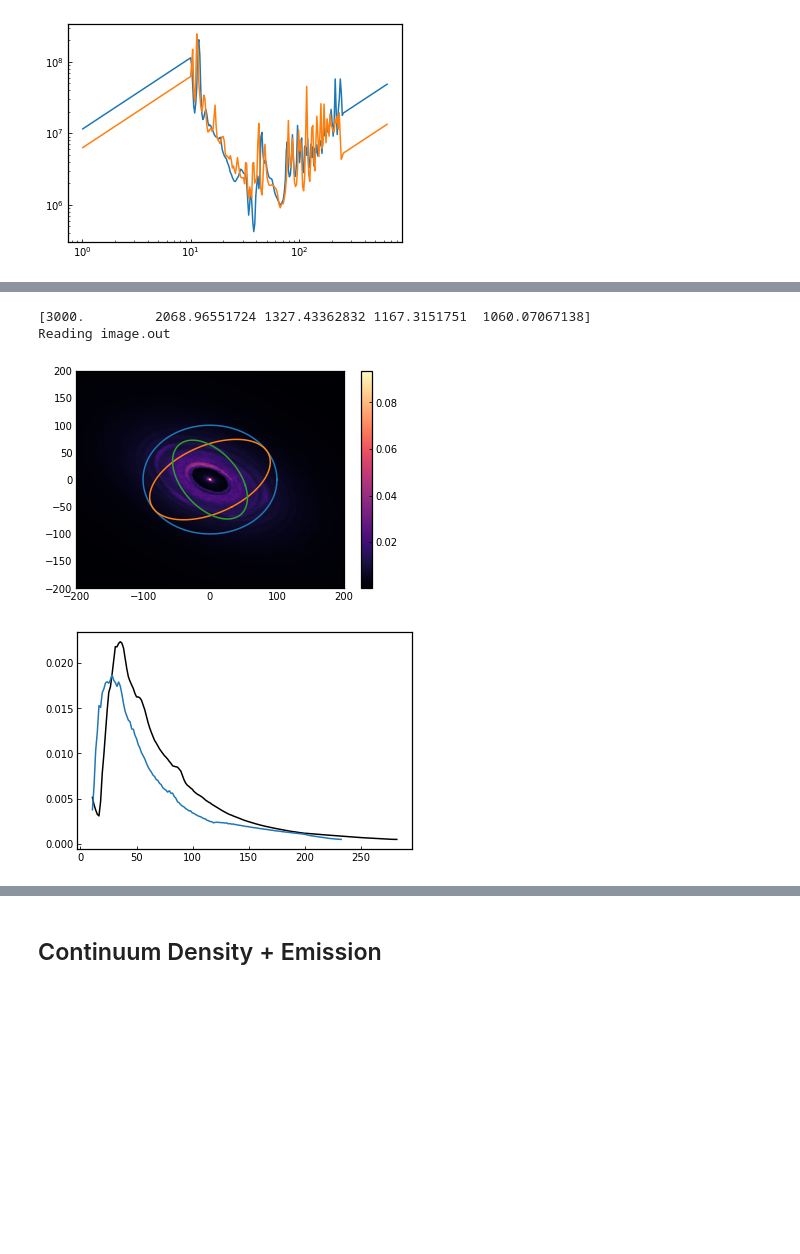
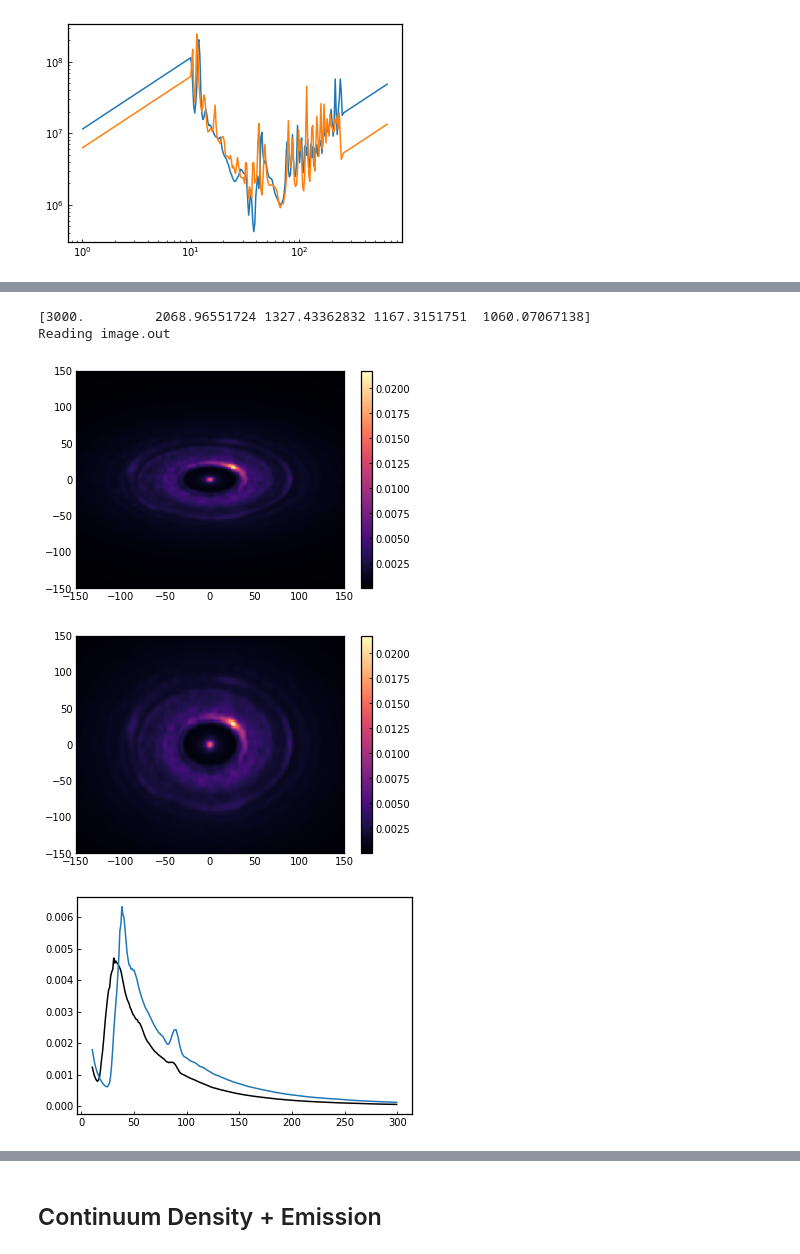
Before and after one commit to uconn-origins/wedgeford, a Jupyter notebook: Trz_analysis.ipynb, the cells around one changed output, grey strips where cells are left out. Saved outputs shown, nothing was run; the diff lists cells and outputs as text; code cells hidden in the pictures; blank space fills up the shorter version.

```diff
--- a/Trz_analysis.ipynb
+++ b/Trz_analysis.ipynb
@@ -266,5 +207,6 @@ def csrot(crd=None, ang=None, deg=True):
 # %%
-gma_params = {'incl': 53.21, 'pa':57.17, 'dpc':159, 'dpc_err': 4}
+#gma_params = {'incl': 53.21, 'pa':57.17, 'dpc':159, 'dpc_err': 4}
+gma_params = {'incl': 53.21, 'pa':0, 'dpc':159, 'dpc_err': 4}
 
 def make_contimage(mu,sizeau=400,npix=400,params={}):
     if params == {}:
@@ -273,7 +215,19 @@ def make_contimage(mu,sizeau=400,npix=400,params={}):
     else:
         incl = params['incl']
         pa = params['pa']
-    command = 'radmc3d image npix {} sizeau {} incl {} lambda {} posang {} nphot_scat 1000000 setthreads 64'.format(npix,sizeau,incl,mu,pa)
+    command = 'radmc3d image npix {} sizeau {} incl {} lambda {} posang {} nphot_scat 100000 setthreads 64'.format(npix,sizeau,incl,mu,pa)
+    os.system(command)
+
+def make_contlist(params):
+    npix = 600
+    sizeau = 600
+    if params == {}:
+        incl = 0
+        pa = 0
+    else:
+        incl = params['incl']
+        pa = params['pa']
+    command = 'radmc3d image npix {} sizeau {} incl {} posang {} loadlambda  noscat'.format(npix,sizeau,incl,pa)
     os.system(command)
 
 def snu_units(image,dpc,fwhm =None,ifreq=0):
@@ -303,7 +257,6 @@ def plot_ic_half(run,cmap,ax,vmin,vmax):
     toplot = data
     imm = ax.pcolormesh(x[half:],y,toplot[:,:half][::-1,::-1],cmap=cmap,vmin=vmin,vmax=vmax,rasterized=True,shading='auto')
     return imm
-
 
 
 class obs:
@@ -336,19 +289,29 @@ class obs:
         self.x = im.x/AU
         self.I[key] = im
 
-    def project_coords(self,x,y,incl=None,pa=None):
+    def project_coords(self,x,y,z=None,incl=None,pa=None,inv=True):
         if 'incl' in self.par.keys() and incl is None:
             incl = self.par['incl']
         if 'pa' in self.par.keys() and pa is None:
             pa = self.par['pa']
-        crds = csrot(np.array([x,y,np.zeros_like(x)]),[0,-incl,-pa])
-        return crds[0],crds[1]
+        if inv == True:
+            y /= np.cos(np.radians(incl))
+        else:
+            y *= np.cos(np.radians(incl))
+        #crds = csrot([x,y],[incl,pa],inv=inv)
 
+        return x,y
 
-    def plot_im_basic(self,I,fwhm=None,**pkw):
-        x,y,data = snu_units(I,self.dpc,fwhm=fwhm,ifreq=0)
-        im = pcolormesh(x,y,data.T,**pkw)
+    def plot_im_basic(self,I,fwhm=None,ifreq=0,**pkw):
+        x,y,data = snu_units(I,self.dpc,fwhm=fwhm,ifreq=ifreq)
+        im = pcolormesh(x,y,data,**pkw)
         return im
+
+    def plot_im_deproject(self,I,fwhm=None,incl=None,pa=None,ifreq=0,**pkw):
+        x,y,data = snu_units(I,self.dpc,fwhm=fwhm,ifreq=ifreq)
+        X,Y = np.meshgrid(x,y)
+        Xr,Yr = self.project_coords(X,Y,incl=incl,pa=pa,inv=True)
+        im = pcolormesh(Xr,Yr,data,**pkw)
 
     def convolve(self,key_in,key_out=None,beam_au=[10,10],fwhm=None,pa=0):
         if fwhm is None:
@@ -360,10 +323,10 @@ class obs:
             key_out = key_in
         self.Ic[key_out] = self.I[key_in].imConv(fwhm=fwhm,pa=pa, dpc=self.dpc)
 
-    def bin_radial(self,I,fwhm=None,nbin=100,incl=None,pa=None,rmin=10,rmax=300,stat='mean'):
-        x,y,Idata = snu_units(I,self.dpc,fwhm=fwhm,ifreq=0)
+    def bin_radial(self,I,fwhm=None,nbin=100,incl=None,pa=None,rmin=10,rmax=300,ifreq=0,stat='mean'):
+        x,y,Idata = snu_units(I,self.dpc,fwhm=fwhm,ifreq=ifreq)
         X,Y = np.meshgrid(x,y)
-        Xr,Yr = self.project_coords(X,Y,incl=incl,pa=pa)
+        Xr,Yr = self.project_coords(X,Y,incl=incl,pa=pa,inv=True)
         rdata = np.sqrt(Xr**2 + Yr**2)
         rbin_e = np.linspace(rmin,rmax,nbin)
         rbin = 0.5*(rbin_e[1:] + rbin_e[:-1])
@@ -371,8 +334,8 @@ class obs:
         return rbin, I_r
 
 
-    def plot_im_radial(self,I,fwhm=None,nbin=100,incl=None,pa=None,rmin=10,rmax=400,stat='mean',relmax=False,**pkw):
-        rbin, I_r = self.bin_radial(I,fwhm=fwhm,nbin=nbin,incl=incl,pa=pa,rmin=rmin,rmax=rmax,stat=stat)
+    def plot_im_radial(self,I,fwhm=None,nbin=100,incl=None,pa=None,rmin=10,rmax=400,ifreq=0,stat='mean',relmax=False,**pkw):
+        rbin, I_r = self.bin_radial(I,fwhm=fwhm,nbin=nbin,incl=incl,pa=pa,rmin=rmin,rmax=rmax,stat=stat,ifreq=freq)
         if relmax==True:
             Imax = np.nanmax(I_r)
             plot(rbin,I_r/Imax,**pkw)
@@ -382,45 +345,47 @@ class obs:
 dn = '2a'
 
 nu_list = np.array([100,145,226,257,283])*1e9
 #wavelength of observations in microns
 mu_list = 1e4*(3e10/(nu_list))
 print(mu_list)
 #fwhm of observations in arcseconds
 fwhm_list = np.array([[295,210],[57,35],[130,94],[117,83],[270,162]])*1e-3
 #pa of beam in degrees
-pa_list = np.array([5.7,-13.8,9.1,-1.5,0.1])
+pa_list = 57.17 - np.array([5.7,-13.8,9.1,-1.5,0.1])
 # noise in mJansky/beam
 noise_list =np.array([12.4,11.3,16.7,21.9,57.6])*1e-3
 
 obs_params = {'nu': nu_list, 'wav':mu_list, 'fwhm':fwhm_list, 'pa':pa_list,'noise':noise_list}
 
 o1 = obs(mods_env[dn],gma_params)
 o1.read(key='1.3')
 
-o1.convolve(key_in='1.3',fwhm=[0.013,0.0094],pa=pa_list[2])
+o1.convolve(key_in='1.3',fwhm=fwhm_list[2]/5.,pa=pa_list[2]-57.17)
 
 
 im = o1.plot_im_basic(o1.Ic['1.3'],fwhm = o1.fwhm,cmap='magma')
 colorbar(im)
-th = np.linspace(0,2*pi,100)
-xc = 100*np.cos(th)
-yc = 100*np.sin(th)
-plot(xc,yc)
-xci,yci = o1.project_coords(xc,yc,incl=gma_params['incl'],pa=gma_params['pa'])
-plot(xci,yci)
-xce,yce = o1.project_coords(xci,yci,incl=-gma_params['incl'],pa=-gma_params['pa'])
-plot(xce,yce)
+xlim(-150,150)
+ylim(-150,150)
 show()
-r, Imean = o1.bin_radial(o1.Ic['1.3'],nbin=200,incl=0,pa=0,fwhm=o1.fwhm,rmin=10)
-r, Imean2 = o1.bin_radial(o1.Ic['1.3'],nbin=200,fwhm=o1.fwhm,rmin=10)
+
+im = o1.plot_im_deproject(o1.Ic['1.3'],fwhm = o1.fwhm,cmap='magma')
+colorbar(im)
+xlim(-150,150)
+ylim(-150,150)
+show()
+
+r, Imean = o1.bin_radial(o1.Ic['1.3'],nbin=300,incl=0,pa=0,fwhm=o1.fwhm,rmin=10,stat='mean')
+r, Imean2 = o1.bin_radial(o1.Ic['1.3'],nbin=300,fwhm=o1.fwhm,rmin=10,stat='mean')
 
 
 plot(r,Imean,color='black')
 plot(r,Imean2)
 show()
 # %% [output]
 [3000.         2068.96551724 1327.43362832 1167.3151751  1060.07067138]
 Reading image.out
-[figure, old version]
+[figure, new version]
-[figure, old version]
+[figure, new version]
+[figure, added]
 # %%
```
Also changed, not shown: parts of 8 cells of this notebook, 15 other files.
